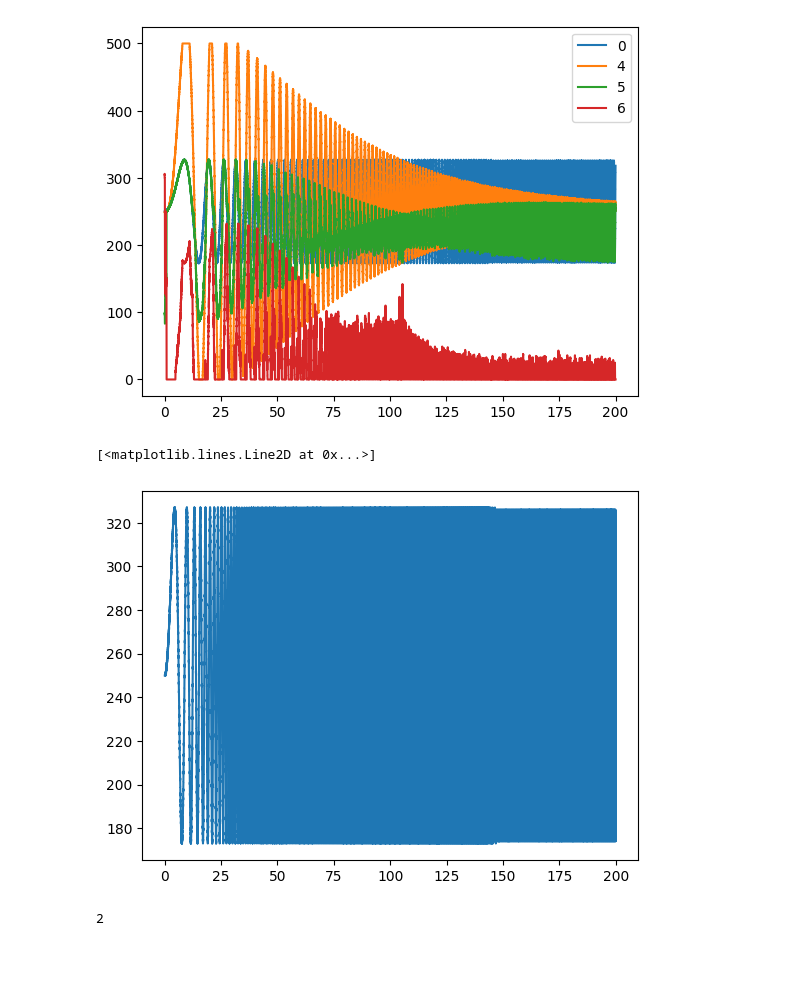
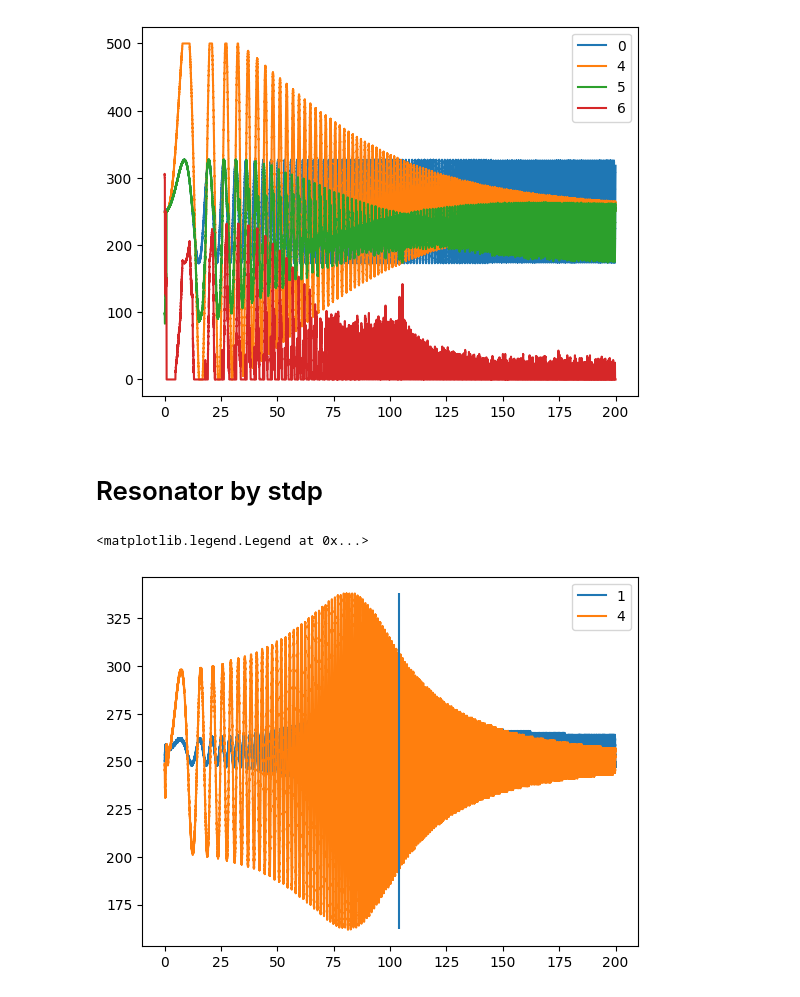
Before and after one commit to yakir4123/SNN-SCTN, a Jupyter notebook: notebooks/stdp_tests.ipynb, the cells around one changed output. Cells and saved outputs as stored; diff of their text form; code cells hidden in the pictures; blank space fills up the shorter version.

```diff
--- a/notebooks/stdp_tests.ipynb
+++ b/notebooks/stdp_tests.ipynb
@@ -337,21 +339,5 @@ plt.legend()
 # %% [output]
 <matplotlib.legend.Legend at 0x...>
 [figure]
-# %%
-spikes_neuron = resonator.neurons[0]
-y_spikes = spikes_neuron.out_spikes(False, test_size)
-y_spikes = np.convolve(y_spikes, np.ones(spikes_window_size, dtype=int), 'valid')
-x = np.linspace(start_freq, start_freq+spectrum, len(y_spikes))
-# print(f'peak: {x[1000+np.argmax(y_spikes[1000:])]}')
-
-# best_lp = lp_by_lf(lf, freq0, clk_freq)
-# f_resonator = freq_of_resonator(clk_freq, lf, best_lp)
-# plt.title(f'spikes in window of {spikes_window_size} freq: {f_resonator:.2f} peak: {x[1000+np.argmax(y_spikes[1000:])]}')
-plt.plot(x, y_spikes, label=f'{i}')
-# %% [output]
-[<matplotlib.lines.Line2D at 0x...>]
-[figure, removed]
-# %%
-1+1
-# %% [output]
-2
+# %% [markdown]
+# Resonator by stdp
@@ -357,0 +394,39 @@ plt.plot(x, y_spikes, label=f'{i}')
+# %%
+%matplotlib inline
+from snn.resonator import test_resonator_on_chirp
+
+start_freq = 0
+spectrum = 200
+spikes_window_size = 500
+freq0 = 104
+resonator = stdp_resonator(freq0, 1536000, 5,
+                           thetas=[-6.8, -7.0, -6.6, -7.7],
+                           # weights=[10.057, 7.943, 10.16, 10.245, 10.18],# 104
+                           # weights=[10.047, 7.27, 12.862, 12.992, 12.732], # 118
+                           weights=[15.25, 1.5, 14.0, 12.75, 15.25],
+                           A_LTP=0.0, A_LTD=0.0,
+                           time_to_learn=2.5e-5,
+                           max_weight=50, min_weight=-50)
+log_spikes = [1, 4]
+for i in log_spikes:
+    resonator.log_out_spikes(i)
+
+step = 100 / 1536000
+test_size = int(spectrum / step)
+test_resonator_on_chirp(resonator, start_freq=start_freq, step=step, test_size=test_size, clk_freq=clk_freq)
+
+min_graph = np.inf
+max_graph = 0
+for i in log_spikes:
+    spikes_neuron = resonator.neurons[i]
+    y_spikes = spikes_neuron.out_spikes(False, test_size)
+    y_spikes = np.convolve(y_spikes, np.ones(spikes_window_size, dtype=int), 'valid')
+    min_graph = np.min([y_spikes.min(), min_graph])
+    max_graph = np.max([y_spikes.max(), max_graph])
+    x = np.linspace(start_freq, start_freq+spectrum, len(y_spikes))
+    plt.plot(x, y_spikes, label=f'{i}')
+plt.vlines(freq0, min_graph, max_graph)
+plt.legend()
+# %% [output]
+<matplotlib.legend.Legend at 0x...>
+[figure, added]
```
Also changed, not shown: parts of 15 cells of this notebook, 1 other file.
